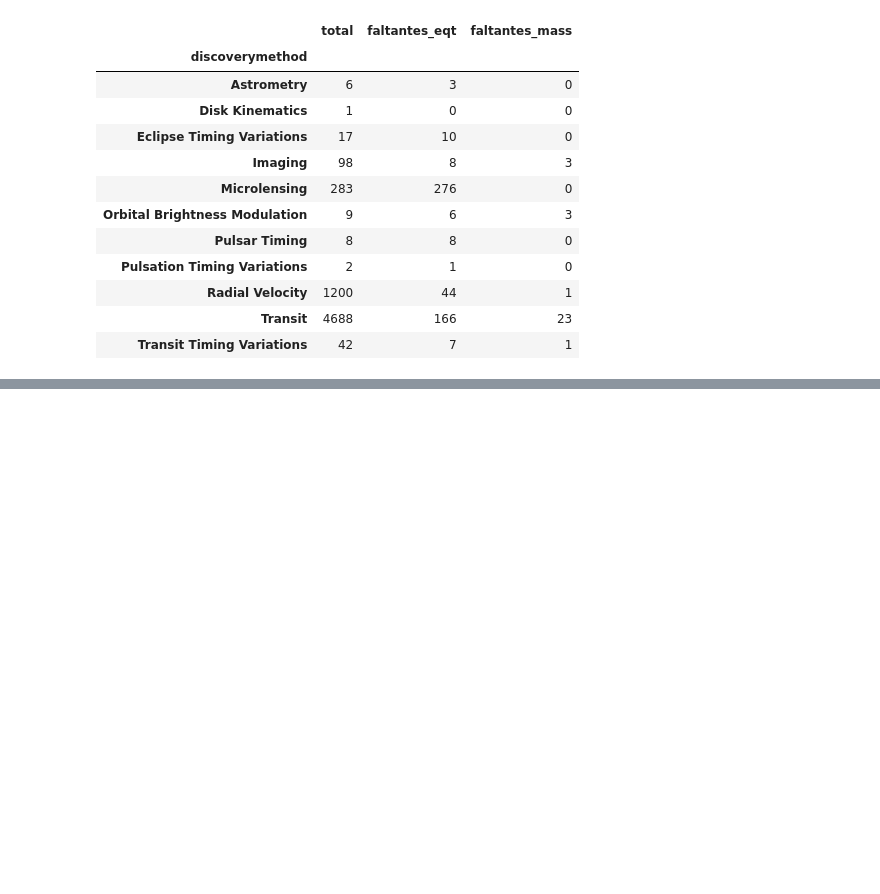
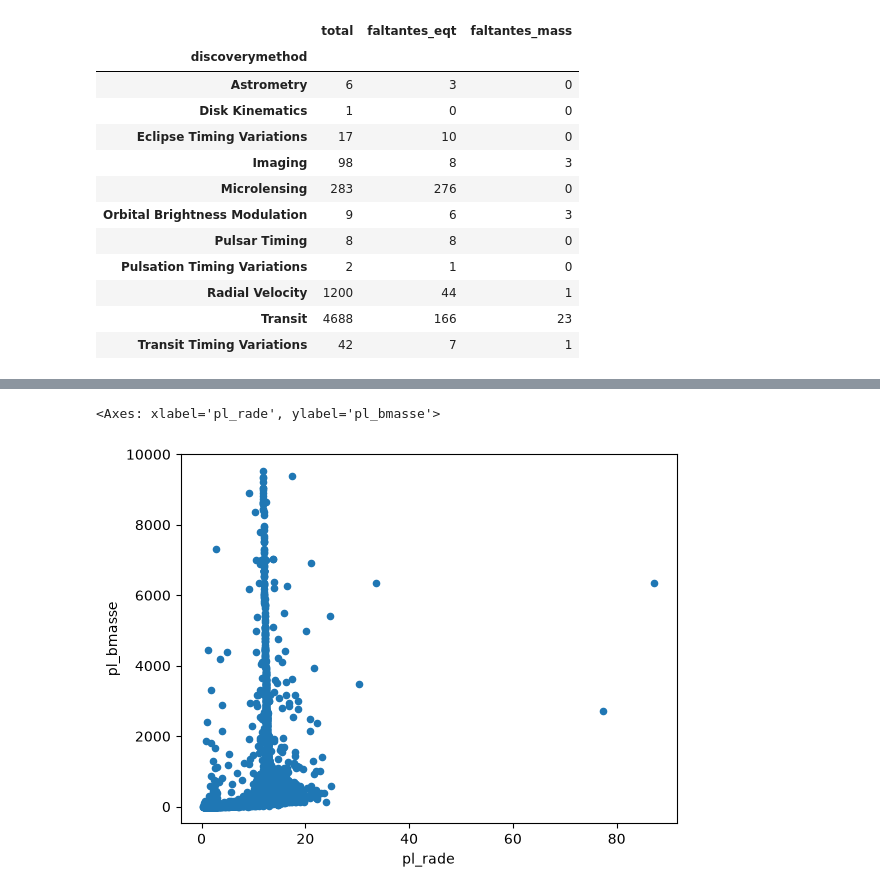
Before and after one commit to jhonatanaburto5-maker/machine-learning, a Jupyter notebook: notebooks/01_exoplanets_eda.ipynb, the cells around one changed output, grey strips where cells are left out. Saved outputs shown, nothing was run; the diff lists cells and outputs as text; code cells hidden in the pictures; blank space fills up the shorter version.

```diff
--- a/notebooks/01_exoplanets_eda.ipynb
+++ b/notebooks/01_exoplanets_eda.ipynb
@@ -173,0 +213,8 @@ df.select_dtypes(include="number").corr(method="spearman")
+# %%
+df.plot.scatter(
+    x= "pl_rade",
+    y="pl_bmasse"
+)
+# %% [output]
+<Axes: xlabel='pl_rade', ylabel='pl_bmasse'>
+[figure, added]
```
Also changed, not shown: parts of 6 cells of this notebook.
